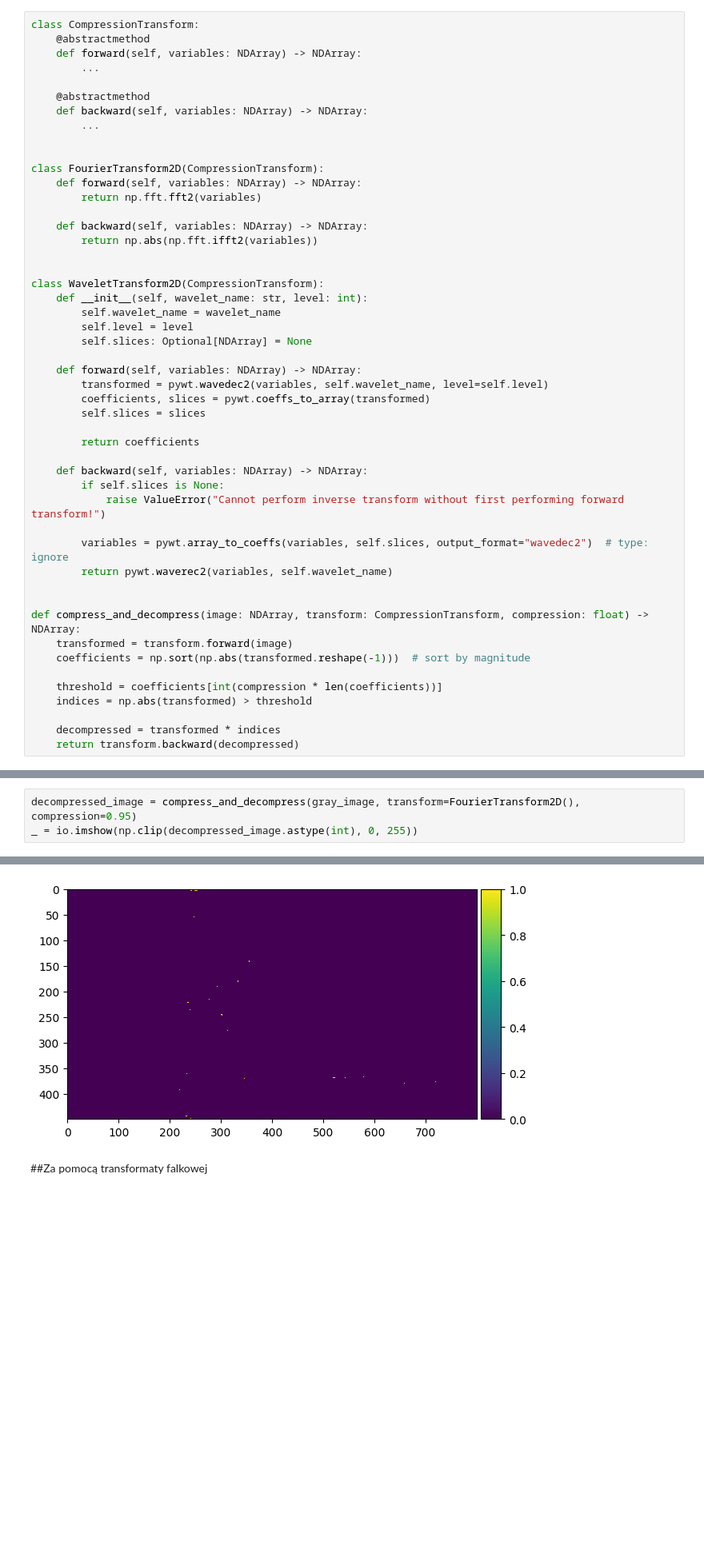
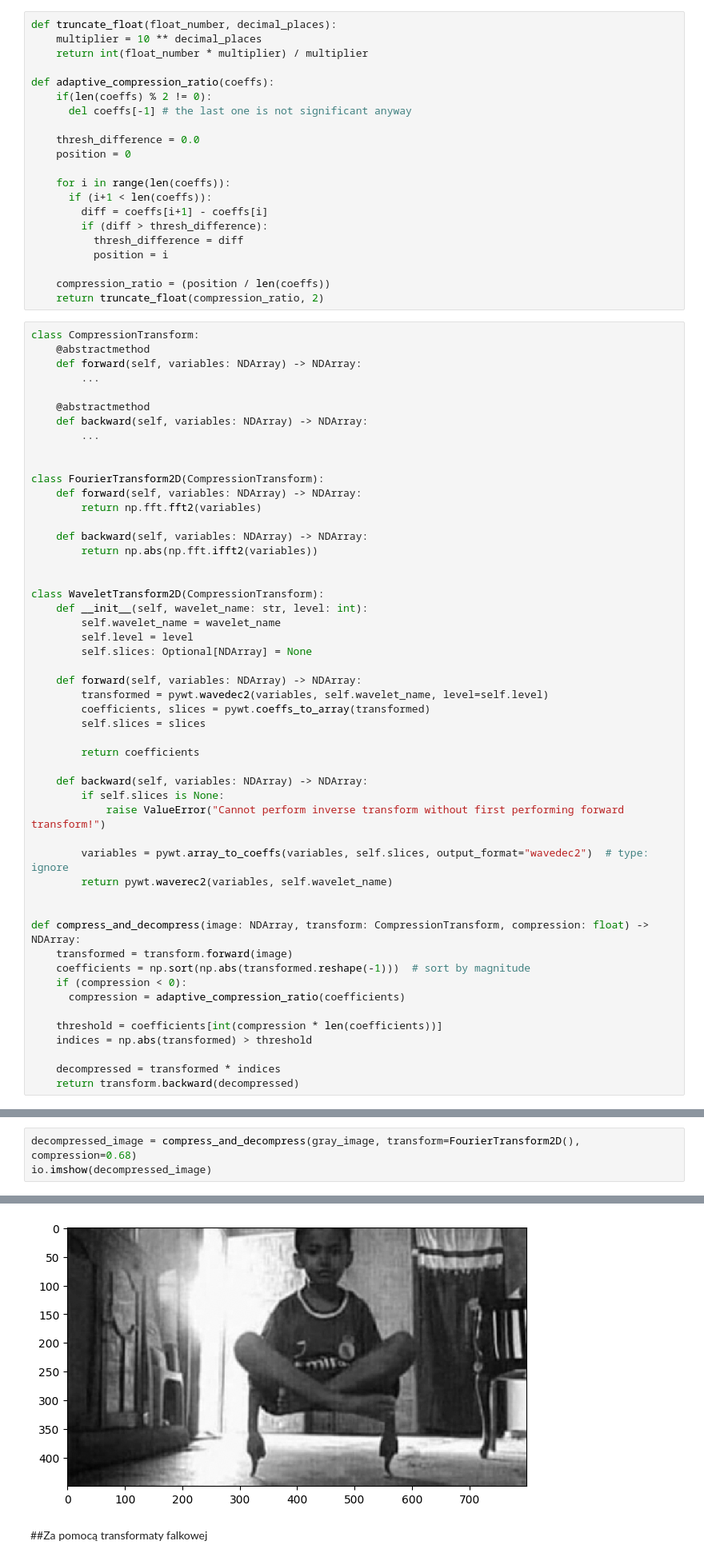
Before and after one commit to sumadvena/SiOC_2023, a Jupyter notebook: SiOC_4.ipynb, the cells around one changed output, grey strips where cells are left out. Shown at 80% size. Saved outputs shown, nothing was run; the diff lists cells and outputs as text; blank space fills up the shorter version.

```diff
--- a/SiOC_4.ipynb
+++ b/SiOC_4.ipynb
@@ -20,3 +23,24 @@ import pywt
+# %%
+def truncate_float(float_number, decimal_places):
+    multiplier = 10 ** decimal_places
+    return int(float_number * multiplier) / multiplier
+
+def adaptive_compression_ratio(coeffs):
+    if(len(coeffs) % 2 != 0):
+      del coeffs[-1] # the last one is not significant anyway
+
+    thresh_difference = 0.0
+    position = 0
+
+    for i in range(len(coeffs)):
+      if (i+1 < len(coeffs)):
+        diff = coeffs[i+1] - coeffs[i]
+        if (diff > thresh_difference):
+          thresh_difference = diff
+          position = i
+
+    compression_ratio = (position / len(coeffs))
+    return truncate_float(compression_ratio, 2)
 # %%
 class CompressionTransform:
     @abstractmethod
@@ -60,6 +84,8 @@ class WaveletTransform2D(CompressionTransform):
 def compress_and_decompress(image: NDArray, transform: CompressionTransform, compression: float) -> NDArray:
     transformed = transform.forward(image)
     coefficients = np.sort(np.abs(transformed.reshape(-1)))  # sort by magnitude
+    if (compression < 0):
+      compression = adaptive_compression_ratio(coefficients)
 
     threshold = coefficients[int(compression * len(coefficients))]
     indices = np.abs(transformed) > threshold
@@ -179,4 +211,4 @@ _ = io.imshow(np.clip(decompressed_image.astype(int), 0, 255))
 # %%
-decompressed_image = compress_and_decompress(gray_image, transform=FourierTransform2D(), compression=0.95)
-_ = io.imshow(np.clip(decompressed_image.astype(int), 0, 255))
+decompressed_image = compress_and_decompress(gray_image, transform=FourierTransform2D(), compression=0.68)
+io.imshow(decompressed_image)
 # %% [output]
@@ -183,4 +216,4 @@ _ = io.imshow(np.clip(decompressed_image.astype(int), 0, 255))
-[figure, old version]
+[figure, new version]
 # %% [markdown]
 ##Za pomocą transformaty falkowej
 # %%
```
Also changed, not shown: parts of 13 cells of this notebook.
